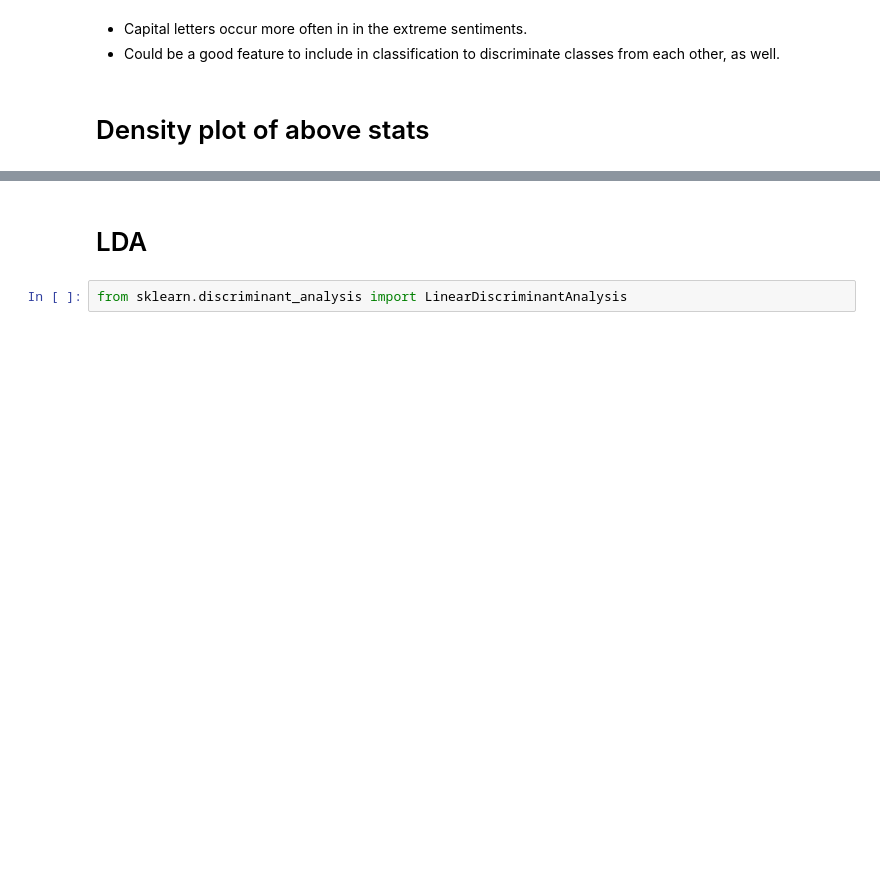
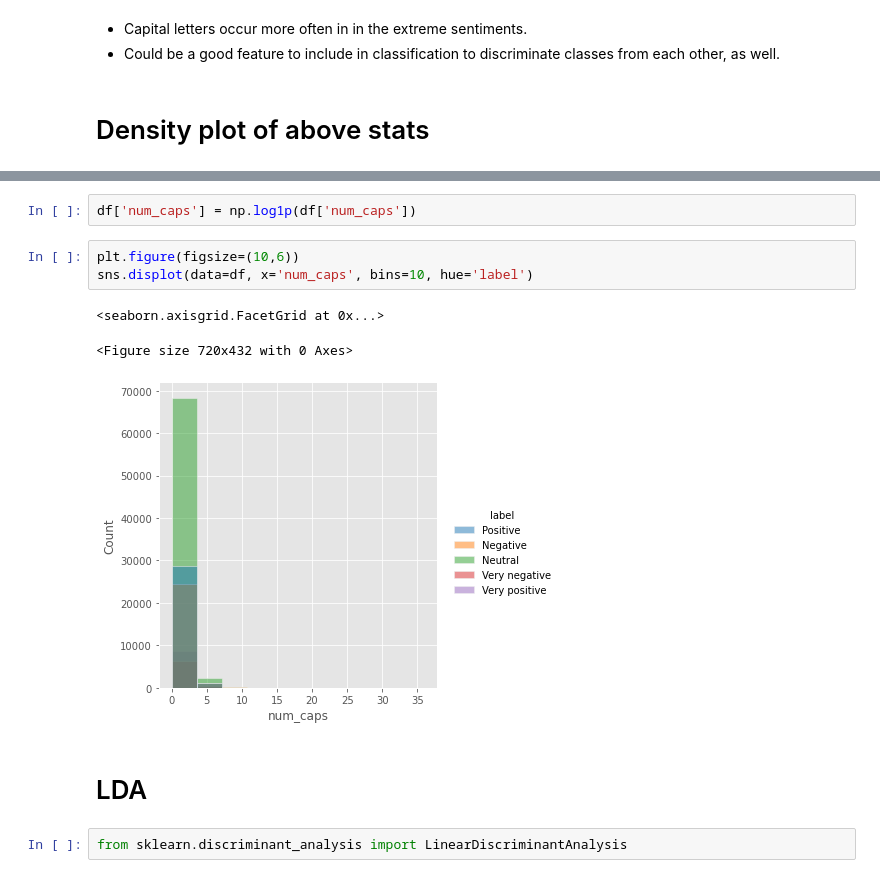
Before and after one commit to oaarnikoivu/dme-sentiment, a Jupyter notebook: EDA.ipynb, the cells around one changed output, grey strips where cells are left out. Saved outputs shown, nothing was run; the diff lists cells and outputs as text; blank space fills up the shorter version.

```diff
--- a/EDA.ipynb
+++ b/EDA.ipynb
@@ -310,3 +310,12 @@ ax.set_xlim(-1, 20)
+# %%
+df['num_caps'] = np.log1p(df['num_caps'])
+# %%
+plt.figure(figsize=(10,6))
+sns.displot(data=df, x='num_caps', bins=10, hue='label')
+# %% [output]
+<seaborn.axisgrid.FacetGrid at 0x...>
+<Figure size 720x432 with 0 Axes>
+[figure, added]
 # %% [markdown]
 # LDA
 # %%
```
Also changed, not shown: parts of 5 cells of this notebook, 1 other file.
